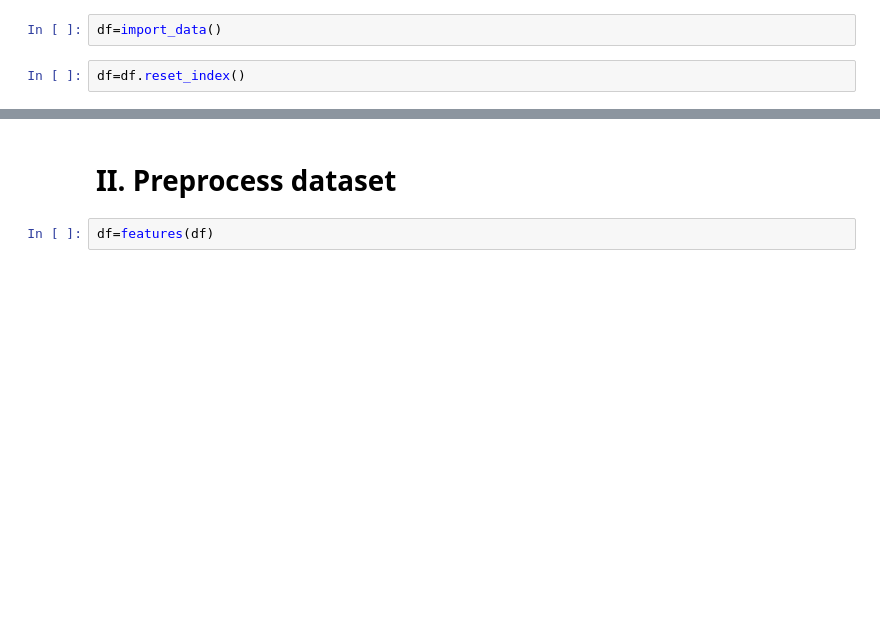
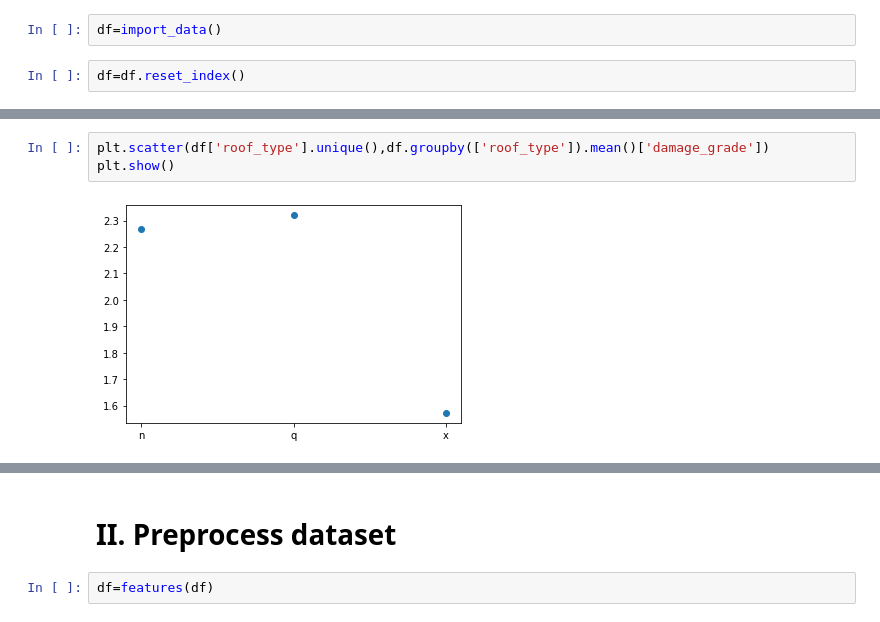
Before and after one commit to NiklasSabel/data_mining_1, a Jupyter notebook: notebooks/Niklas_Models.ipynb, the cells around one changed output, grey strips where cells are left out. Saved outputs shown, nothing was run; the diff lists cells and outputs as text; blank space fills up the shorter version.

```diff
--- a/notebooks/Niklas_Models.ipynb
+++ b/notebooks/Niklas_Models.ipynb
@@ -23,0 +53,5 @@ df=df.reset_index()
+# %%
+plt.scatter(df['roof_type'].unique(),df.groupby(['roof_type']).mean()['damage_grade'])
+plt.show()
+# %% [output]
+[figure, added]
```
Also changed, not shown: parts of 27 cells of this notebook, 3 other files.
